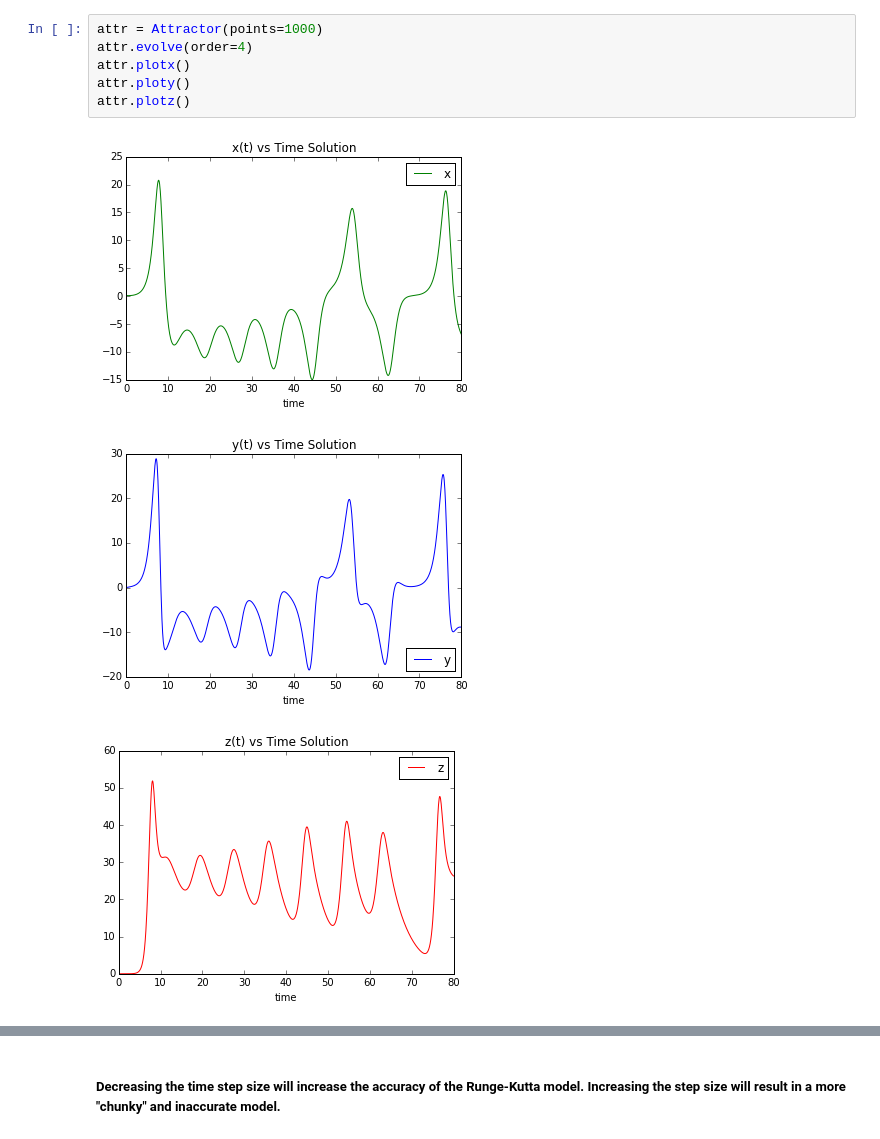
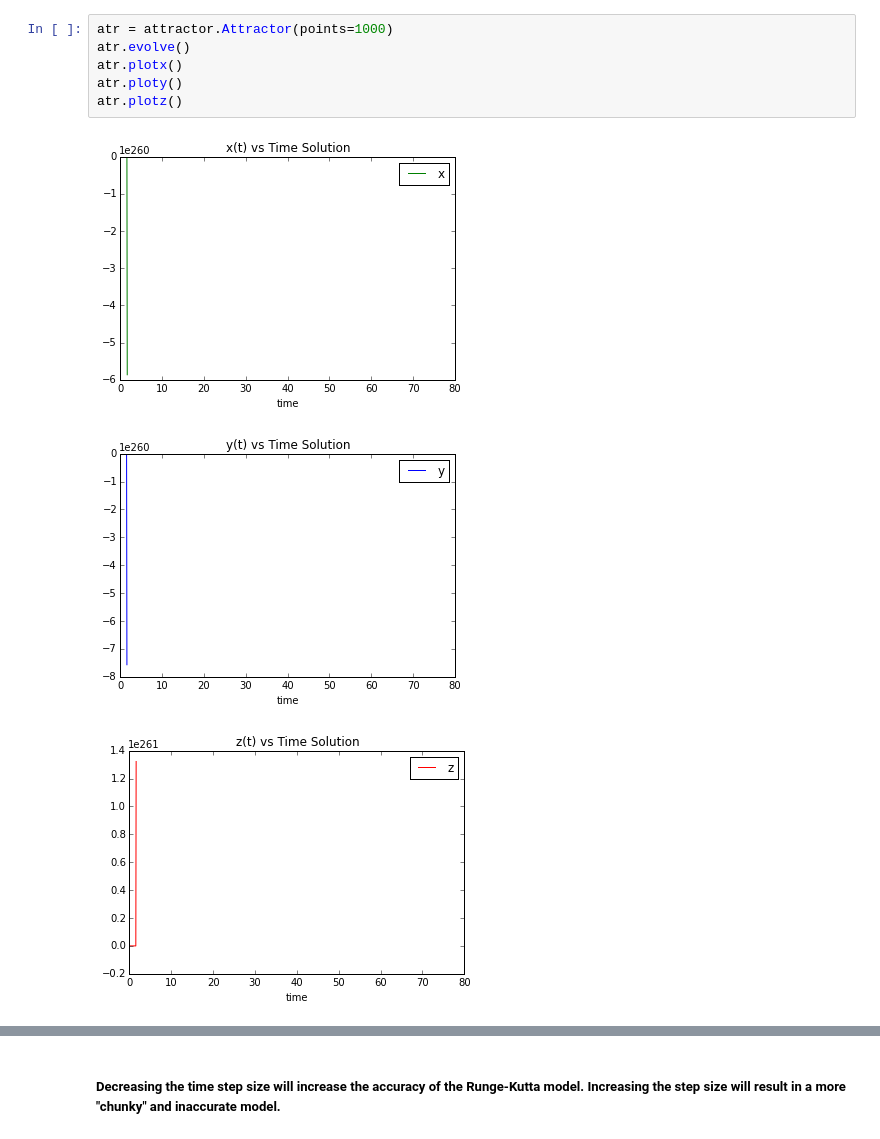
Before and after one commit to justingapper/CS510-Fall2015-Midterm, a Jupyter notebook: ExploreAttractor.ipynb, the cells around one changed output, grey strips where cells are left out. Cells and saved outputs as stored; diff of their text form.

```diff
--- a/ExploreAttractor.ipynb
+++ b/ExploreAttractor.ipynb
@@ -20,10 +19,10 @@ attr.plotz()
 # %%
-attr = Attractor(points=1000)
-attr.evolve(order=4)
-attr.plotx()
-attr.ploty()
-attr.plotz()
+atr = attractor.Attractor(points=1000)
+atr.evolve()
+atr.plotx()
+atr.ploty()
+atr.plotz()
 # %% [output]
-[figure, old version]
+[figure, new version]
-[figure, old version]
+[figure, new version]
-[figure, old version]
+[figure, new version]
```
Also changed, not shown: parts of 16 cells of this notebook.
